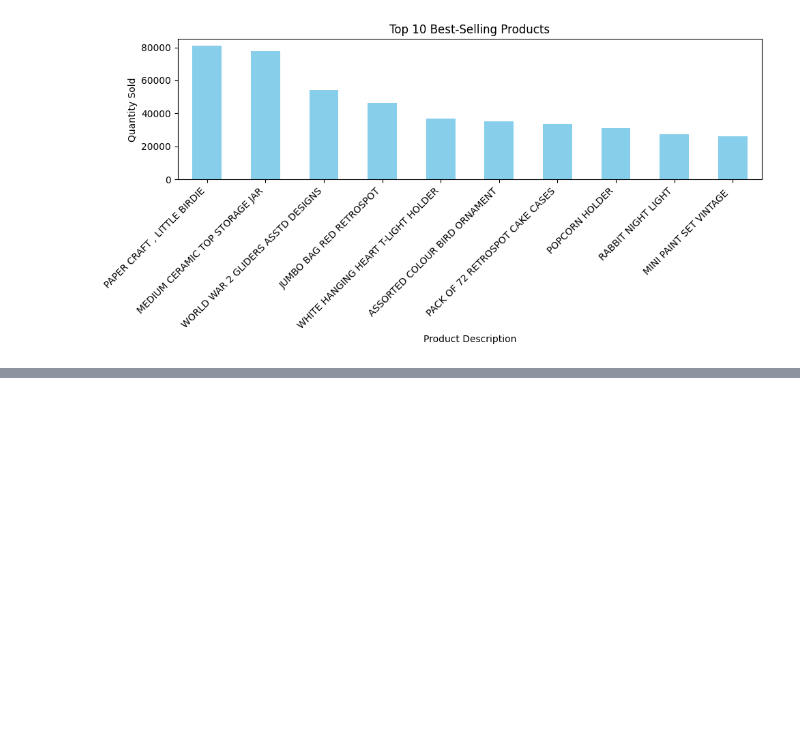
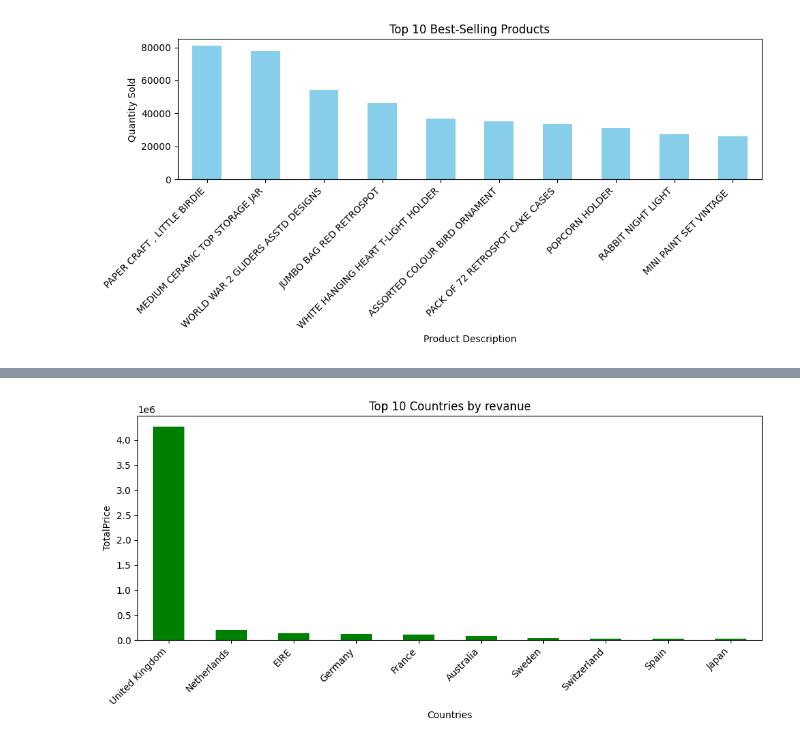
Before and after one commit to harshini-engg/ecommerce-sales-analysis, a Jupyter notebook: Ecommerce_Sales_Analysis.ipynb, the cells around one changed output, grey strips where cells are left out. Saved outputs shown, nothing was run; the diff lists cells and outputs as text; code cells hidden in the pictures; blank space fills up the shorter version.

```diff
--- a/Ecommerce_Sales_Analysis.ipynb
+++ b/Ecommerce_Sales_Analysis.ipynb
@@ -94,0 +112,14 @@ plt.show()
+# %%
+Top_countries=df.groupby('Country')['TotalPrice'].sum().sort_values(ascending=False).head(10)
+# %%
+Top_countries.plot(kind='bar',figsize=(10,5),color='Green')
+
+plt.title('Top 10 Countries by revanue')
+plt.xlabel('Countries')
+plt.ylabel('TotalPrice')
+plt.xticks(rotation=45,ha='right')
+plt.tight_layout()
+
+plt.show()
+# %% [output]
+[figure, added]
```
Also changed, not shown: parts of 6 cells of this notebook.
